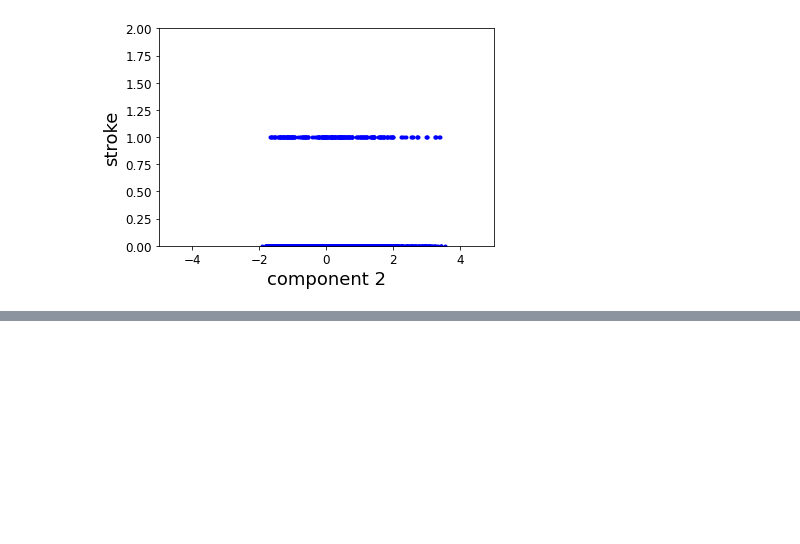
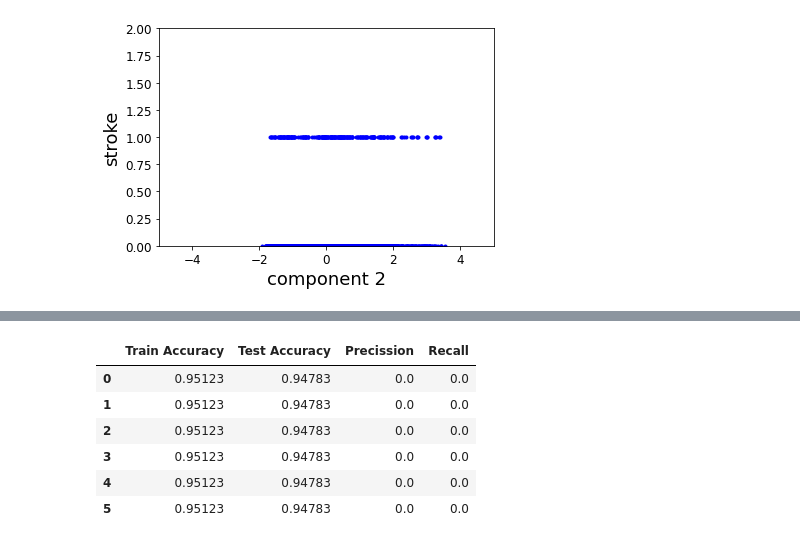
Before and after one commit to Lisnivia/F21DL, a Jupyter notebook: Lab 9.ipynb, the cells around one changed output, grey strips where cells are left out. Cells and saved outputs as stored; diff of their text form; code cells hidden in the pictures; blank space fills up the shorter version.

```diff
--- a/Lab 9.ipynb
+++ b/Lab 9.ipynb
@@ -122,0 +346,34 @@ plt.show()
+# %%
+clf = [
+    LogisticRegression(solver='lbfgs',penalty='l2',max_iter=1000, C=0.001),
+    LogisticRegression(solver='lbfgs',penalty='l2',max_iter=1000, C=0.010),
+    LogisticRegression(solver='lbfgs',penalty='l2',max_iter=1000, C=0.100),
+    LogisticRegression(solver='lbfgs',penalty='l2',max_iter=1000, C=1.000),
+    LogisticRegression(solver='lbfgs',penalty='l2',max_iter=1000, C=10.000),
+    LogisticRegression(solver='lbfgs',penalty='l2',max_iter=1000, C=100.000),
+    ]
+clf_columns = []
+clf_compare = pd.DataFrame(columns = clf_columns)
+
+row_index = 0
+for alg in clf:
+
+    predicted = alg.fit(X_train, y_train).predict(X_test)
+    clf_name = alg.__class__.__name__
+    clf_compare.loc[row_index, 'Train Accuracy'] = round(alg.score(X_train, y_train), 5)
+    clf_compare.loc[row_index, 'Test Accuracy'] = round(alg.score(X_test, y_test), 5)
+    clf_compare.loc[row_index, 'Precission'] = round(precision_score(y_test, predicted, zero_division=0),5)
+    clf_compare.loc[row_index, 'Recall'] = round(recall_score(y_test, predicted, zero_division=0),5)
+
+    row_index+=1
+
+clf_compare.sort_values(by = ['Test Accuracy'], ascending = False, inplace = True)
+clf_compare
+# %% [output]
+|  | Train Accuracy | Test Accuracy | Precission | Recall |
+| 0 | 0.95123 | 0.94783 | 0.0 | 0.0 |
+| 1 | 0.95123 | 0.94783 | 0.0 | 0.0 |
+| 2 | 0.95123 | 0.94783 | 0.0 | 0.0 |
+| 3 | 0.95123 | 0.94783 | 0.0 | 0.0 |
+| 4 | 0.95123 | 0.94783 | 0.0 | 0.0 |
+| 5 | 0.95123 | 0.94783 | 0.0 | 0.0 |
```
Also changed, not shown: parts of 27 cells of this notebook, 7 other files.
